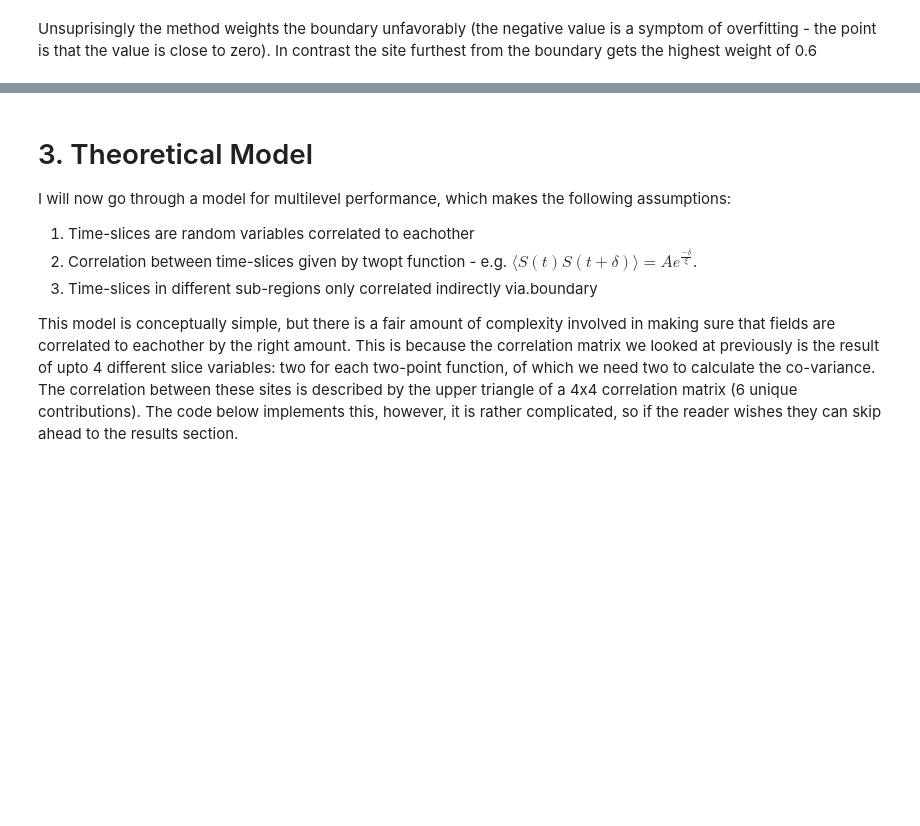
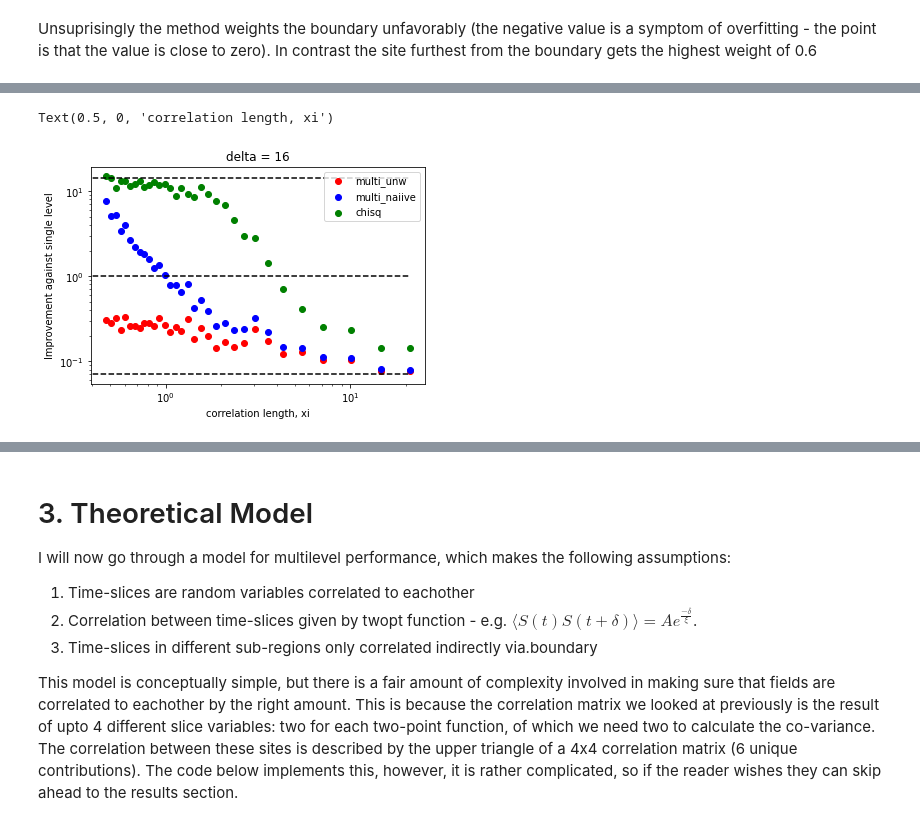
Before and after one commit to BenKMorley/Multilevel_notebook, a Jupyter notebook: Multilevel_Ising.ipynb, the cells around one changed output, grey strips where cells are left out. Saved outputs shown, nothing was run; the diff lists cells and outputs as text; code cells hidden in the pictures; blank space fills up the shorter version.

```diff
--- a/Multilevel_Ising.ipynb
+++ b/Multilevel_Ising.ipynb
@@ -862,0 +1099,19 @@ Unsuprisingly the method weights the boundary unfavorably (the negative value is
+# %%
+delta = 16
+
+plt.scatter(xis[L], (single_stds[:, delta] / multi_unw[:, delta])[:len(betas)], label='multi_unw', color='r')
+plt.scatter(xis[L], (single_stds[:, delta] / multi_naiive[:, delta])[:len(betas)], label='multi_naiive', color='b')
+plt.scatter(xis[L], (single_stds[:, delta] / multi_chisq[:, delta])[:len(betas)], label='chisq', color='g')
+plt.plot([0, max(xis[L])], [1, 1], color='k', ls='--')
+plt.plot([0, max(xis[L])], [numpy.sqrt(M), numpy.sqrt(M)], color='k', ls='--')
+plt.plot([0, max(xis[L])], [1 / numpy.sqrt(M), 1 / numpy.sqrt(M)], color='k', ls='--')
+
+plt.legend()
+plt.yscale('log')
+plt.xscale('log')
+plt.title(f'delta = {delta}')
+plt.ylabel('Improvement against single level')
+plt.xlabel('correlation length, xi')
+# %% [output]
+Text(0.5, 0, 'correlation length, xi')
+[figure, added]
```
Also changed, not shown: parts of 36 cells of this notebook, 1 other file.
